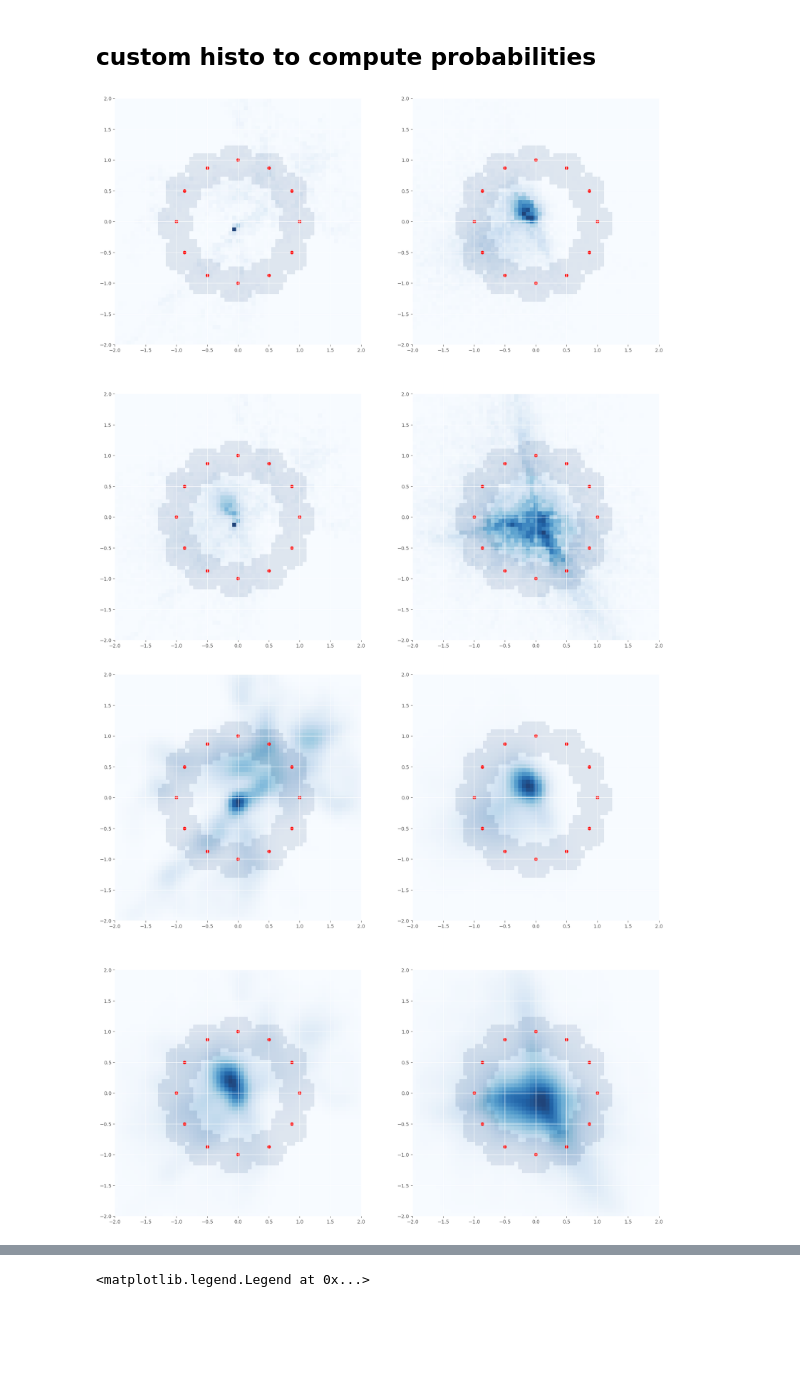
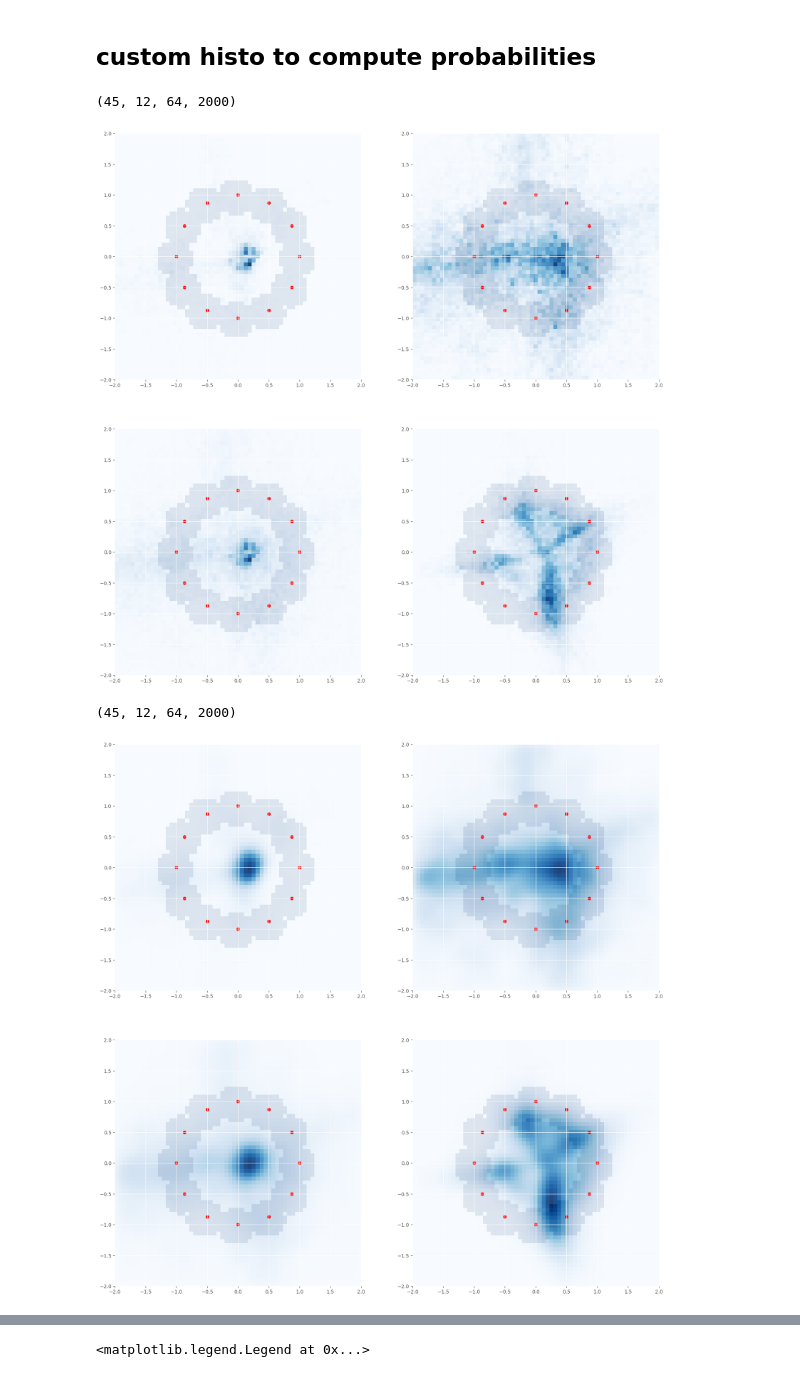
Before and after one commit to spewil/phd, a Jupyter notebook: analysis/notebooks/compare_trajectory_space_histograms.ipynb, the cells around one changed output, grey strips where cells are left out. Saved outputs shown, nothing was run; the diff lists cells and outputs as text; code cells hidden in the pictures; blank space fills up the shorter version.

```diff
--- a/analysis/notebooks/compare_trajectory_space_histograms.ipynb
+++ b/analysis/notebooks/compare_trajectory_space_histograms.ipynb
@@ -25,15 +25,12 @@ subjects = c.alphabetically_sorted_subjects()
 # %% [markdown]
 ## load data
 # %%
-subject_movement_stacks = np.load("subject_movement_stacks.npy")
+subject_movement_stacks = np.load("subject_filtered_movement_stacks.npy")
 print(subject_movement_stacks.shape)
 
-subject_emg_stacks = np.transpose(np.load("subject_emg_stacks.npy"),(0,1,2,4,3))
-print(subject_emg_stacks.shape)
-
-subject_traj_stacks = np.transpose(np.load("subject_traj_stacks.npy"),(0,1,2,4,3))
+subject_traj_stacks = np.load("subject_filtered_trajectory_stacks.npy")
 print(subject_traj_stacks.shape)
 
-subject_calibration_stacks = np.load("subject_calibration_stacks.npy")
+subject_calibration_stacks = np.load("subject_filtered_calibration_stacks.npy")
 print(subject_calibration_stacks.shape)
 # %% [output]
@@ -72,4 +68,4 @@ def plot_subject_density(subject_idx):
 # %%
-subject_idx = 29
-plot_subject_density(subject_idx)
+subject_idx = 6
+plot_prior_density(subject_idx)
 # %% [output]
@@ -218,6 +214,7 @@ def blur(image, gaussian):
     return scipy.signal.convolve2d(image, gaussian, mode="same")
 # %%
 fig, axes = plt.subplots(2,2,figsize=(20,20))
+
 data = subject_movement_stacks[subject_idx].transpose((0,1,3,2)).reshape(-1,64) @ subjects[subject_idx].decoder[-2:,:].T
 data = analysis.remove_nan_rows(data)
 h, xedges, yedges = compute_histogram(data)
@@ -235,44 +232,50 @@ data = analysis.remove_nan_rows(data)
 h, xedges, yedges = compute_histogram(data)
 plot_target_probability_histogram(h, xedges, yedges, ax=axes[1,0])
 
-data = subject_emg_stacks[subject_idx].transpose((0,1,3,2)).reshape(-1,64) @ subjects[subject_idx].decoder[-2:,:].T
+subject_emg_stack = np.load(f"filtered_stacks/filtered_stack_{subject_idx}.npy")
+print(subject_emg_stack.shape)
+data = subject_emg_stack.transpose((0,1,3,2)).reshape(-1,64) @ subjects[subject_idx].decoder[-2:,:].T
 data = analysis.remove_nan_rows(data)
 h, xedges, yedges = compute_histogram(data)
 plot_target_probability_histogram(h, xedges, yedges, ax=axes[1,1])
 # %% [output]
+(45, 12, 64, 2000)
-[figure, old version]
+[figure, new version]
 # %%
 fig, axes = plt.subplots(2,2,figsize=(20,20))
 
 g = multivariate_gaussian(np.zeros(shape=(2,)),np.eye(2)*0.01,np.array(np.meshgrid(xedges, yedges)))
 
 data = subject_movement_stacks[subject_idx].transpose((0,1,3,2)).reshape(-1,64) @ subjects[subject_idx].decoder[-2:,:].T
 data = analysis.remove_nan_rows(data)
 h, xedges, yedges = compute_histogram(data)
 b = blur(h,g)
 plot_target_probability_histogram(b, xedges, yedges, ax=axes[0,0])
 
 data = subject_calibration_stacks[subject_idx].transpose((0,1,3,2)).reshape(-1,64) @ subjects[subject_idx].decoder[-2:,:].T
 data = analysis.remove_nan_rows(data)
 h, xedges, yedges = compute_histogram(data)
 b = blur(h,g)
 plot_target_probability_histogram(b, xedges, yedges, ax=axes[0,1])
 
 data1 = subject_calibration_stacks[subject_idx].transpose((0,1,3,2)).reshape(-1,64) @ subjects[subject_idx].decoder[-2:,:].T
 data2 = subject_movement_stacks[subject_idx].transpose((0,1,3,2)).reshape(-1,64) @ subjects[subject_idx].decoder[-2:,:].T
 data = np.concatenate([data1,data2],axis=0)
 data = analysis.remove_nan_rows(data)
 h, xedges, yedges = compute_histogram(data)
 b = blur(h,g)
 plot_target_probability_histogram(b, xedges, yedges, ax=axes[1,0])
 
-data = subject_emg_stacks[subject_idx].transpose((0,1,3,2)).reshape(-1,64) @ subjects[subject_idx].decoder[-2:,:].T
+subject_emg_stack = np.load(f"filtered_stacks/filtered_stack_{subject_idx}.npy")
+print(subject_emg_stack.shape)
+data = subject_emg_stack.transpose((0,1,3,2)).reshape(-1,64) @ subjects[subject_idx].decoder[-2:,:].T
 data = analysis.remove_nan_rows(data)
 h, xedges, yedges = compute_histogram(data)
 b = blur(h,g)
 plot_target_probability_histogram(b, xedges, yedges, ax=axes[1,1])
 # %% [output]
+(45, 12, 64, 2000)
-[figure, old version]
+[figure, new version]
 # %%
 subject_movement_target_probabilities = []
 subject_calibration_target_probabilities = []
```
Also changed, not shown: parts of 5 cells of this notebook, 25 other files.
